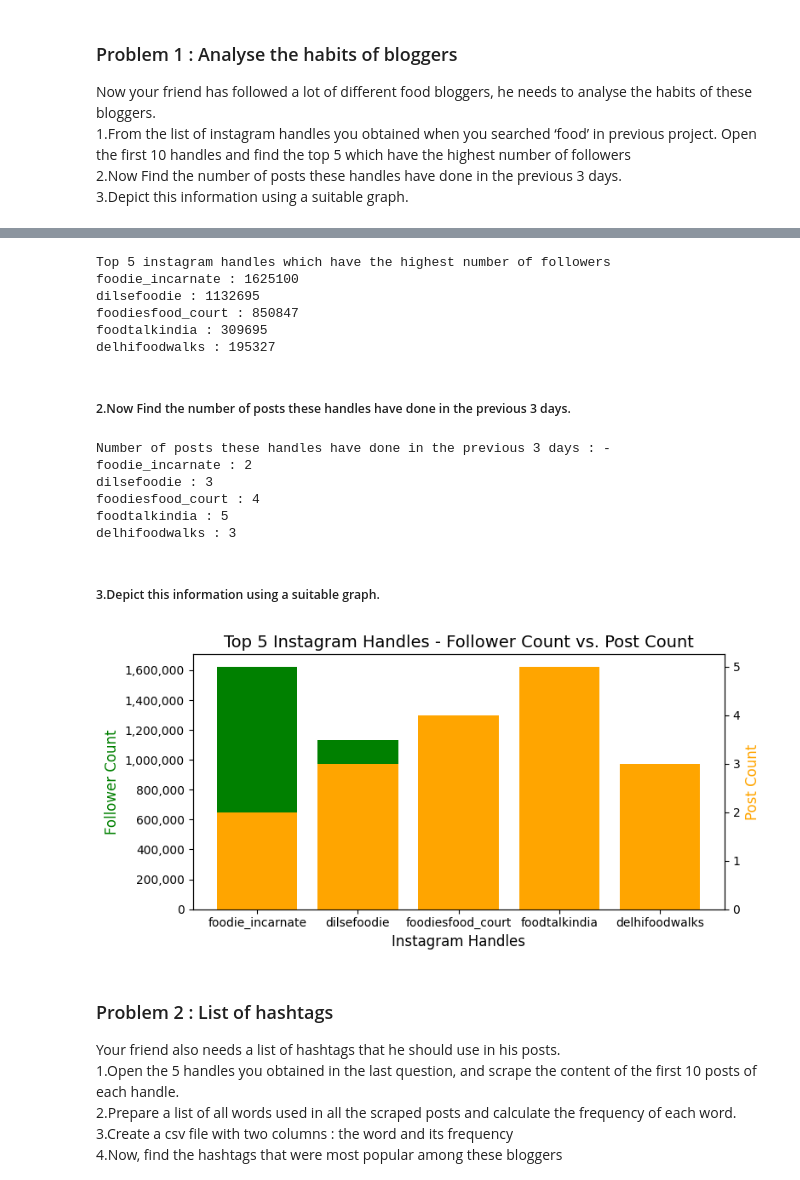
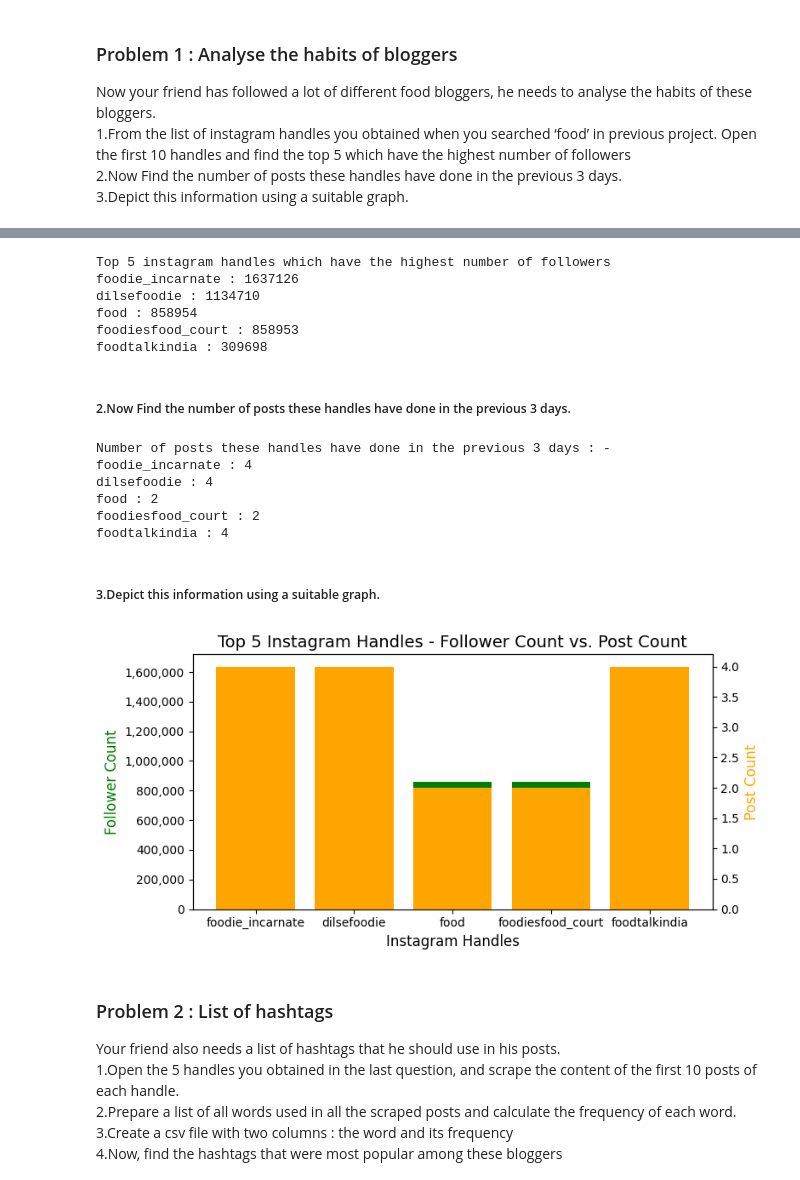
Before and after one commit to AdityaShirpure/Project_Instagram_Bot, a Jupyter notebook: Project_Instagram_Bot_Part_2.ipynb, the cells around one changed output, grey strips where cells are left out. Drawn from its saved outputs; the diff is of its cells as text; code cells hidden in the pictures.

Commit message:
final commits of the Instagram Bot

```diff
--- a/Project_Instagram_Bot_Part_2.ipynb
+++ b/Project_Instagram_Bot_Part_2.ipynb
@@ -201,17 +202,17 @@ def top_5_handles(first_10_handles):
         print("Something went wrong!, Try Again")
 # %%
 #calling the top_5_handles function and storing the value in the result variable
-result = top_5_handles(first_10_handles)
+top_handles = top_5_handles(first_10_handles)
 print('Top 5 instagram handles which have the highest number of followers')
-for key,value in result.items():
+for key,value in top_handles.items():
     print(key,":",value)
 # %% [output]
 Top 5 instagram handles which have the highest number of followers
-foodie_incarnate : 1625100
-dilsefoodie : 1132695
-foodiesfood_court : 850847
-foodtalkindia : 309695
-delhifoodwalks : 195327
+foodie_incarnate : 1637126
+dilsefoodie : 1134710
+food : 858954
+foodiesfood_court : 858953
+foodtalkindia : 309698
 # %% [markdown]
 ##### 2.Now Find the number of posts these handles have done in the previous 3 days.
 # %%
@@ -257,7 +258,7 @@ def number_of_post(day):
 #empty dict to store the data
 total_post_count = {}
 #loop to open all profile and get the required data.
-for i in result:
+for i in top_handles:
     search_opening_profiles(i)
     time.sleep(3)
     count = number_of_post(3)
@@ -267,20 +268,17 @@ for i in total_post_count:
     print(i,":",total_post_count[i])
 # %% [output]
 Number of posts these handles have done in the previous 3 days : -
-foodie_incarnate : 2
-dilsefoodie : 3
-foodiesfood_court : 4
-foodtalkindia : 5
-delhifoodwalks : 3
+foodie_incarnate : 4
+dilsefoodie : 4
+food : 2
+foodiesfood_court : 2
+foodtalkindia : 4
 # %% [markdown]
 ##### 3.Depict this information using a suitable graph.
 # %%
-import matplotlib.pyplot as plt
-import matplotlib.ticker as ticker
-
 # Sample data (replace with your actual data)
-instagram_handles = result.keys()
-follower_counts = result.values()
+instagram_handles = top_handles.keys()
+follower_counts = top_handles.values()
 post_counts = total_post_count.values()
 
 # Create a figure and axis
@@ -298,34 +296,34 @@ ax2 = ax1.twinx()
 # Plot post counts as a bar graph on the right y-axis without transparency
 ax2.bar(range(1, len(instagram_handles) + 1), post_counts, color='orange')
 ax2.set_ylabel('Post Count', color='orange')
 ax2.tick_params(axis='y', labelcolor='black')
 
 # Set the title and labels
 plt.title('Top 5 Instagram Handles - Follower Count vs. Post Count')
 plt.xlabel('Instagram Handles')
 
 # Format the x-axis ticks to start from 1 and increment by 1
 plt.xticks(range(1, len(instagram_handles) + 1), instagram_handles, rotation=45, ha='right')
 
 # Format the y-axis labels to show accurate follower counts
 def format_follower_count(x, pos):
     return f'{int(x):,}'  # Format the number with commas as thousands separators
 
 ax1.yaxis.set_major_formatter(ticker.FuncFormatter(format_follower_count))
 
 # Set font size for x and y axis labels and the title
 ax1.set_xlabel('Instagram Handles', fontsize=12)
 ax1.set_ylabel('Follower Count', color='green', fontsize=12)
 ax2.set_ylabel('Post Count', color='orange', fontsize=12)
 plt.title('Top 5 Instagram Handles - Follower Count vs. Post Count', fontsize=14)
 
 # Add some padding to the plot
 plt.tight_layout()
 
 # Show the plot
 plt.show()
 # %% [output]
-[figure, old version]
+[figure, new version]
 # %% [markdown]
 ### Problem 2 : List of hashtags
 Your friend also needs a list of hashtags that he should use in his posts.
```
Also changed, not shown: parts of 23 cells of this notebook, 1 other file.
